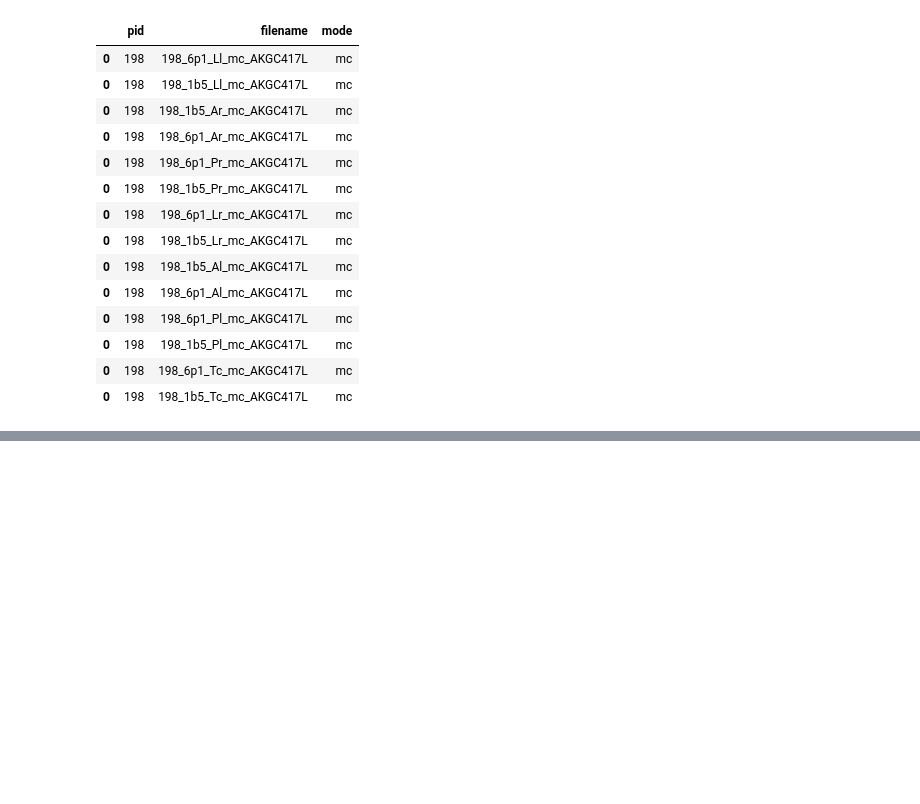
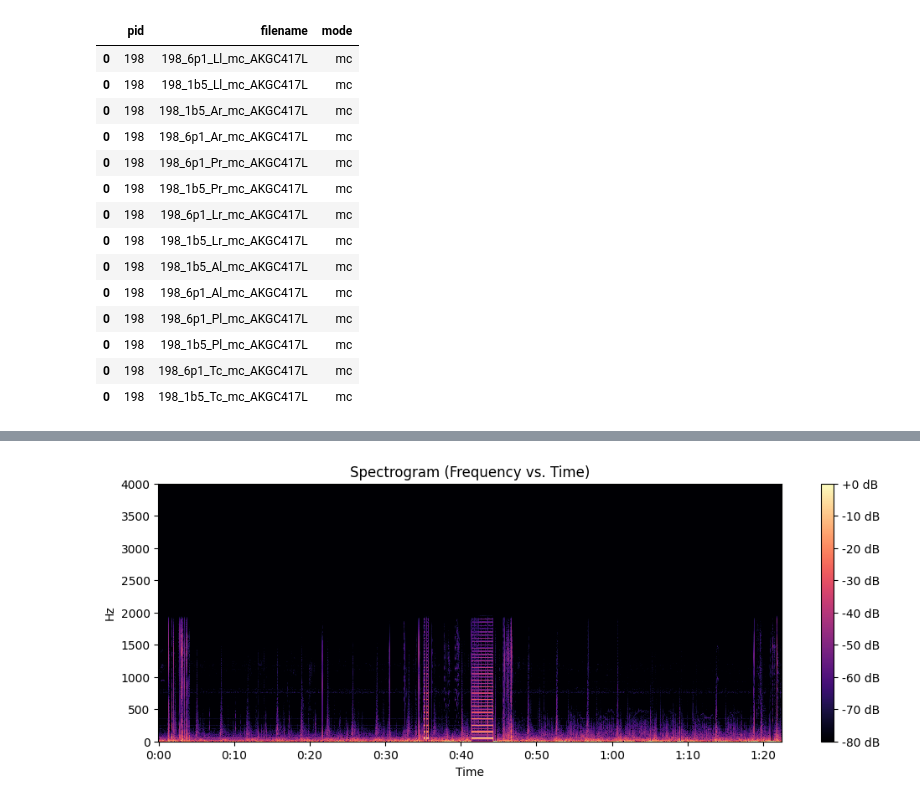
Before and after one commit to mi-mi-mia/smart-stethoscope, a Jupyter notebook: notebooks/mi-mi-mia_experimenting.ipynb, the cells around one changed output, grey strips where cells are left out. Cells and saved outputs as stored; diff of their text form; code cells hidden in the pictures; blank space fills up the shorter version.

```diff
--- a/notebooks/mi-mi-mia_experimenting.ipynb
+++ b/notebooks/mi-mi-mia_experimenting.ipynb
@@ -322,0 +504,11 @@ test[test['pid']==198]
+# %%
+D = lb.amplitude_to_db(np.abs(lb.stft(y)), ref=np.max)
+
+plt.figure(figsize=(12, 4))
+lb.display.specshow(D, sr=sr, x_axis='time', y_axis='hz')
+plt.colorbar(format='%+2.0f dB')
+plt.title("Spectrogram (Frequency vs. Time)")
+plt.ylim(0, 4000) # Breathing signals are usually below 4kHz
+plt.show()
+# %% [output]
+[figure, added]
```
Also changed, not shown: parts of 15 cells of this notebook.
